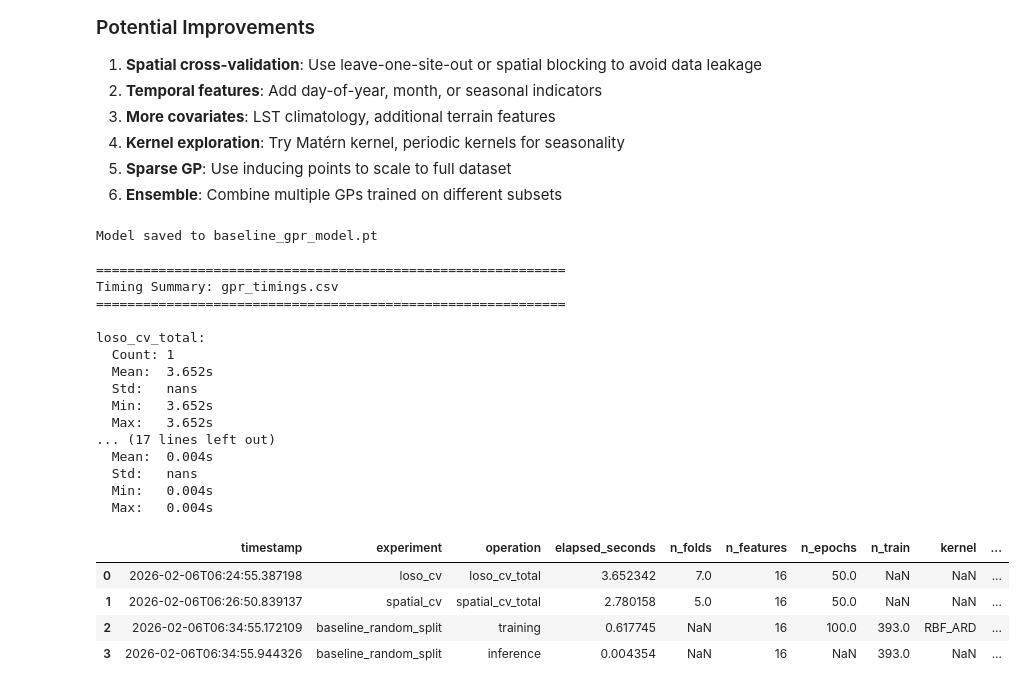
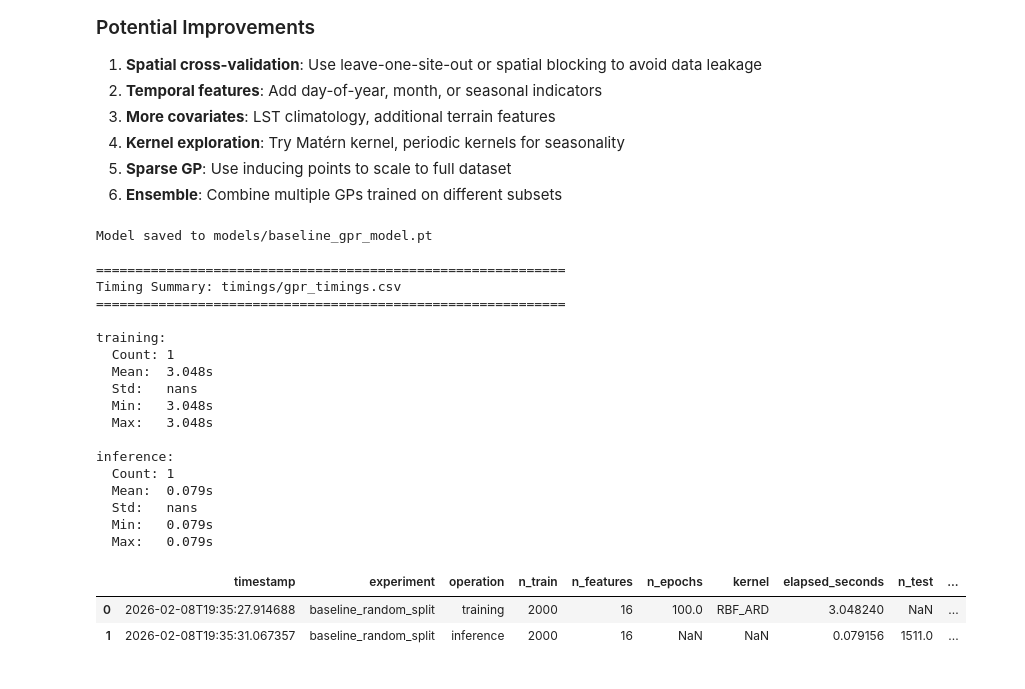
Before and after one commit to the-brAIn-lab/pm-25-western-us, a Jupyter notebook: gpr_baseline/baseline_gpr.ipynb, the cells around one changed output. Cells and saved outputs as stored; diff of their text form; code cells hidden in the pictures.

```diff
--- a/gpr_baseline/baseline_gpr.ipynb
+++ b/gpr_baseline/baseline_gpr.ipynb
@@ -52,7 +52,7 @@ device = torch.device('cuda' if torch.cuda.is_available() else 'cpu')
 print(f"Using device: {device}")
 
 # Initialize timing logger
-timing_log = TimingLogger("gpr_timings.csv", experiment_name="baseline_random_split")
-print("Timing will be logged to gpr_timings.csv")
+timing_log = TimingLogger("timings/gpr_timings.csv", experiment_name="baseline_random_split")
+print("Timing will be logged to timings/gpr_timings.csv")
 # %% [output]
 Using device: cuda
@@ -127,7 +127,7 @@ Name: pm25, dtype: float64
 ## 2. Select and Merge Features
 # %%
 # Define feature sets
-time_varying_features = ['aot', 'wind', 'hgt', 'cld', 'longwave', 'rh', 'tmax', 'smogI']
+time_varying_features = ['aot', 'wind', 'hgt', 'cld', 'longwave', 'rh', 'tmax', 'cadI']
 static_features = ['lat', 'lon', 'logpd2500g', 'minf_5000', 'sd50k',
                    'cadP_p12_gbm_fit_040620', 'heavy_industrial_ind1', 'housing']
 
@@ -576,37 +576,37 @@ plt.show()
 # %%
 # Save model state for later use
 torch.save({
     'model_state_dict': model.state_dict(),
     'likelihood_state_dict': likelihood.state_dict(),
     'scaler_mean': scaler.mean_,
     'scaler_scale': scaler.scale_,
     'feature_cols': feature_cols,
-}, 'baseline_gpr_model.pt')
+}, 'models/baseline_gpr_model.pt')
 
-print("Model saved to baseline_gpr_model.pt")
+print("Model saved to models/baseline_gpr_model.pt")
 
 # Display timing summary
 timing_log.summary()
 # %% [output]
-Model saved to baseline_gpr_model.pt
+Model saved to models/baseline_gpr_model.pt
 
 ============================================================
-Timing Summary: gpr_timings.csv
+Timing Summary: timings/gpr_timings.csv
 ============================================================
 
-loso_cv_total:
+training:
   Count: 1
-  Mean:  3.652s
+  Mean:  3.048s
   Std:   nans
-  Min:   3.652s
-  Max:   3.652s
-... (17 lines left out)
-  Mean:  0.004s
+  Min:   3.048s
+  Max:   3.048s
+
+inference:
+  Count: 1
+  Mean:  0.079s
   Std:   nans
-  Min:   0.004s
-  Max:   0.004s
+  Min:   0.079s
+  Max:   0.079s
-|  | timestamp | experiment | operation | elapsed_seconds | n_folds | n_features | n_epochs | n_train | kernel | ... |
-| 0 | 2026-02-06T06:24:55.387198 | loso_cv | loso_cv_total | 3.652342 | 7.0 | 16 | 50.0 | NaN | NaN | ... |
-| 1 | 2026-02-06T06:26:50.839137 | spatial_cv | spatial_cv_total | 2.780158 | 5.0 | 16 | 50.0 | NaN | NaN | ... |
-| 2 | 2026-02-06T06:34:55.172109 | baseline_random_split | training | 0.617745 | NaN | 16 | 100.0 | 393.0 | RBF_ARD | ... |
-| 3 | 2026-02-06T06:34:55.944326 | baseline_random_split | inference | 0.004354 | NaN | 16 | NaN | 393.0 | NaN | ... |
+|  | timestamp | experiment | operation | n_train | n_features | n_epochs | kernel | elapsed_seconds | n_test | ... |
+| 0 | 2026-02-08T19:35:27.914688 | baseline_random_split | training | 2000 | 16 | 100.0 | RBF_ARD | 3.048240 | NaN | ... |
+| 1 | 2026-02-08T19:35:31.067357 | baseline_random_split | inference | 2000 | 16 | NaN | NaN | 0.079156 | 1511.0 | ... |
```
Also changed, not shown: parts of 20 cells of this notebook, 19 other files.
